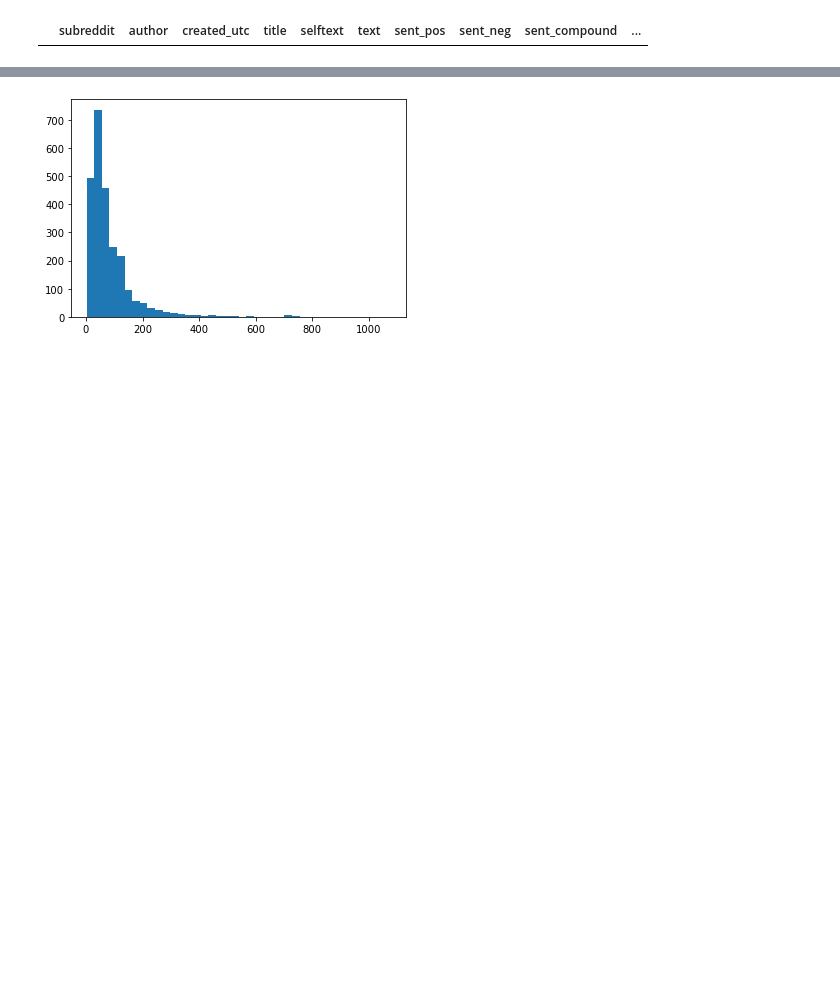
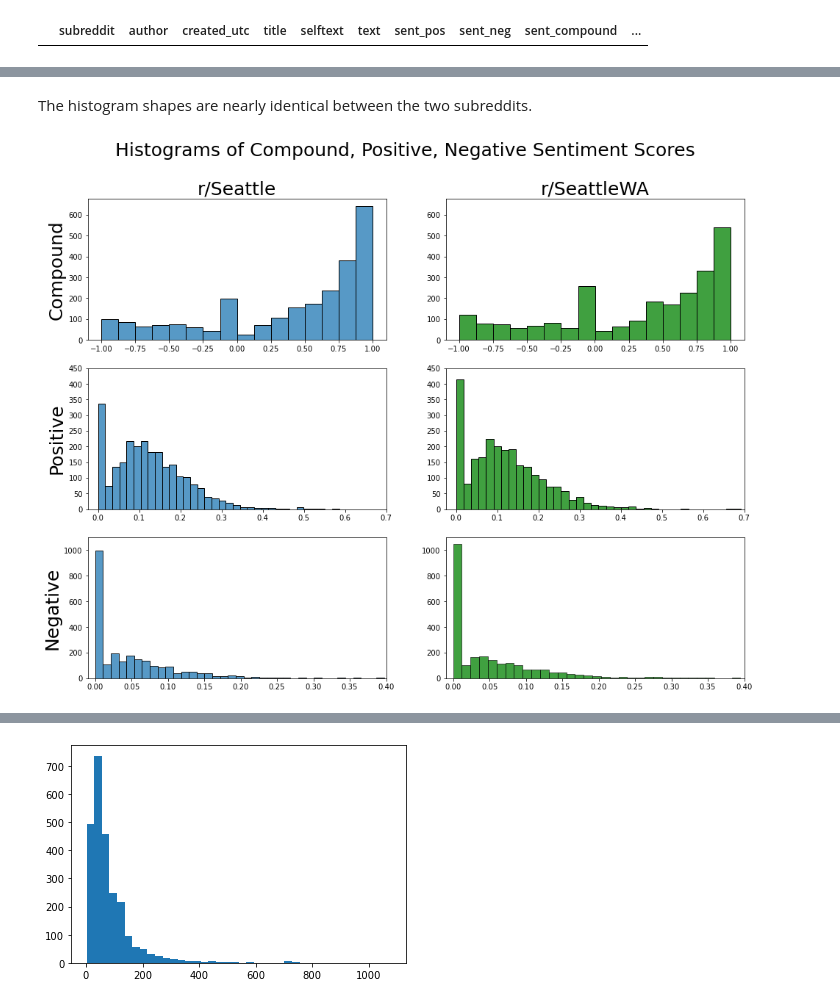
Before and after one commit to jguo052/NLP-Subreddit-Classification, a Jupyter notebook: first_draft.ipynb, the cells around one changed output, grey strips where cells are left out. Drawn from its saved outputs; the diff is of its cells as text; code cells hidden in the pictures; blank space fills up the shorter version.

```diff
--- a/first_draft.ipynb
+++ b/first_draft.ipynb
@@ -288,0 +423,63 @@ sns.boxplot(x = sea['word_count']);
+# %% [markdown]
+The histogram shapes are nearly identical between the two subreddits.
+# %%
+#from matplotlib.lines import Line2D
+
+fig, axes = plt.subplots(3,2, figsize = (16,12))
+
+fig.suptitle('Histograms of Compound, Positive, Negative Sentiment Scores', size = 25, y = 0.97)
+
+#---------------------------
+# r/Seattle sentiment scores
+#---------------------------
+sns.histplot(x = sea['sent_compound'], ax = axes[0,0])
+axes[0,0].set_title('r/Seattle', size = 25)
+axes[0,0].set_xlabel('', size = 15)
+axes[0,0].set_ylabel('Compound', size = 25)
+axes[0,0].set_ylim(0, 675)
+
+sns.histplot(x = sea['sent_pos'], ax = axes[1,0])
+#axes[1,0].set_title('Positive', size = 20)
+axes[1,0].set_xlabel('', size = 15)
+axes[1,0].set_ylabel('Positive', size = 25)
+axes[1,0].set_xlim(-0.025, 0.7)
+axes[1,0].set_ylim(0, 450)
+
+sns.histplot(x = sea['sent_neg'], ax = axes[2,0])
+#axes[2,0].set_title('Negative', size = 20)
+axes[2,0].set_xlabel('', size = 15)
+axes[2,0].set_ylabel('Negative', size = 25)
+axes[2,0].set_xlim(-0.01, 0.4)
+axes[2,0].set_ylim(0, 1100)
+
+
+#-------------------------------
+# # r/SeattleWA sentiment scores
+#-------------------------------
+sns.histplot(x = sea_wa['sent_compound'], ax = axes[0,1], color = 'green')
+axes[0,1].set_title('r/SeattleWA', size = 25)
+axes[0,1].set_xlabel('', size = 15)
+axes[0,1].set_ylabel('', size = 15)
+axes[0,1].set_ylim(0, 675)
+
+sns.histplot(x = sea_wa['sent_pos'], ax = axes[1,1], color = 'green')
+#axes[1,1].set_title('r/Seattle', size = 20)
+axes[1,1].set_xlabel('', size = 15)
+axes[1,1].set_ylabel('', size = 15)
+axes[1,1].set_xlim(-0.025, 0.7)
+axes[1,1].set_ylim(0, 450)
+
+sns.histplot(x = sea_wa['sent_neg'], ax = axes[2,1], color = 'green')
+#axes[1,2].set_title('r/Seattle', size = 20)
+axes[2,1].set_xlabel('', size = 15)
+axes[2,1].set_ylabel('', size = 15)
+axes[2,1].set_xlim(-0.01, 0.4)
+axes[2,1].set_ylim(0, 1100);
+
+# custom legend
+# legend_elements = [Line2D([0], [0], color='tab:blue', lw=4, label='r/Seattle'),
+#                    Line2D([0], [0], color='tab:green', lw=4, label='r/SeattleWA'),]
+
+# legend = axes[2,1].legend(handles = legend_elements, fontsize = 20);
+# %% [output]
+[figure, added]
```
Also changed, not shown: parts of 18 cells of this notebook.
